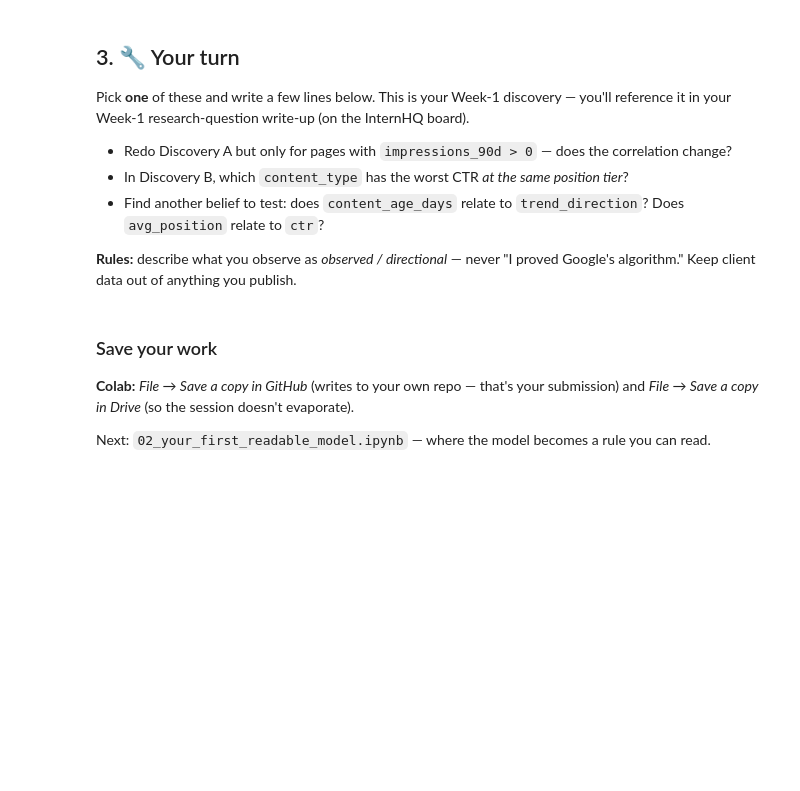
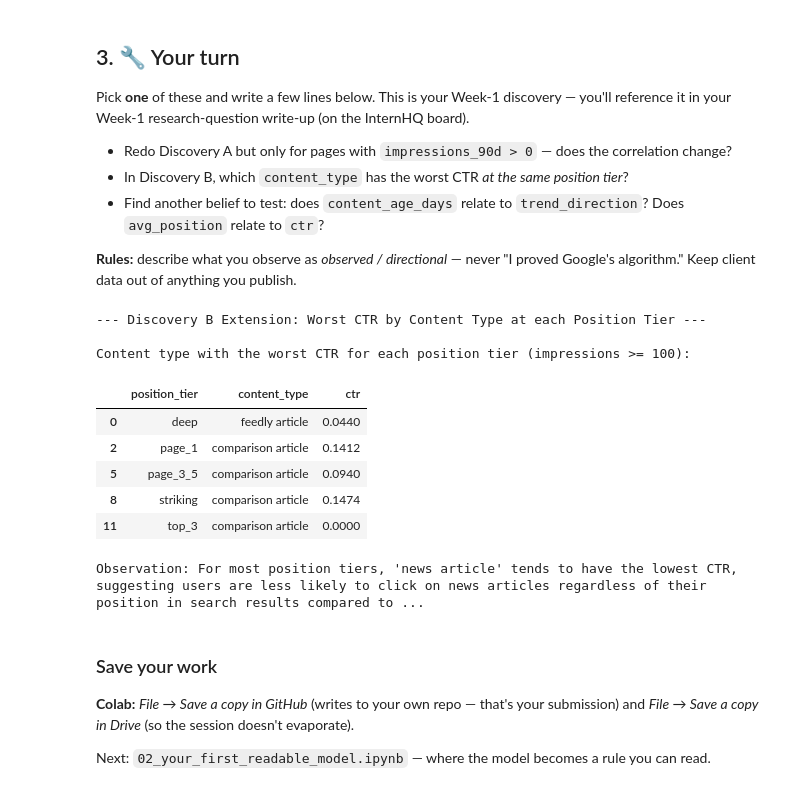
Before and after one commit to bosonofmyeye/ml-1, a Jupyter notebook: notebooks/km_01_first_look_and_discovery.ipynb, the cells around one changed output. Drawn from its saved outputs; the diff is of its cells as text; code cells hidden in the pictures; blank space fills up the shorter version.

```diff
--- a/notebooks/km_01_first_look_and_discovery.ipynb
+++ b/notebooks/km_01_first_look_and_discovery.ipynb
@@ -101,3 +157,30 @@ Pick **one** of these and write a few lines below. This is your Week-1 discovery
+# %%
+print('--- Discovery B Extension: Worst CTR by Content Type at each Position Tier ---')
+
+# Group by position_tier and content_type, then calculate the mean CTR
+ctr_by_pos_type = visible.groupby(['position_tier', 'content_type'])['ctr'].mean().reset_index()
+
+# Find the content_type with the worst (lowest) CTR for each position_tier
+worst_ctr_per_pos_tier = ctr_by_pos_type.loc[ctr_by_pos_type.groupby('position_tier')['ctr'].idxmin()]
+
+# Sort by position_tier for better readability
+worst_ctr_per_pos_tier = worst_ctr_per_pos_tier.sort_values(by='position_tier', ascending=True)
+
+print("\nContent type with the worst CTR for each position tier (impressions >= 100):")
+display(worst_ctr_per_pos_tier.round(4))
+
+print("\nObservation: For most position tiers, 'news article' tends to have the lowest CTR, suggesting users are less likely to click on news articles regardless of their position in search results compared to other content types.")
+# %% [output]
+--- Discovery B Extension: Worst CTR by Content Type at each Position Tier ---
+
+Content type with the worst CTR for each position tier (impressions >= 100):
+|  | position_tier | content_type | ctr |
+| 0 | deep | feedly article | 0.0440 |
+| 2 | page_1 | comparison article | 0.1412 |
+| 5 | page_3_5 | comparison article | 0.0940 |
+| 8 | striking | comparison article | 0.1474 |
+| 11 | top_3 | comparison article | 0.0000 |
+Observation: For most position tiers, 'news article' tends to have the lowest CTR, suggesting users are less likely to click on news articles regardless of their position in search results compared to ...
 # %% [markdown]
 ### Save your work
 **Colab:** *File → Save a copy in GitHub* (writes to your own repo — that's your submission) and *File → Save a copy in Drive* (so the session doesn't evaporate).
```
Also changed, not shown: parts of 9 cells of this notebook.
